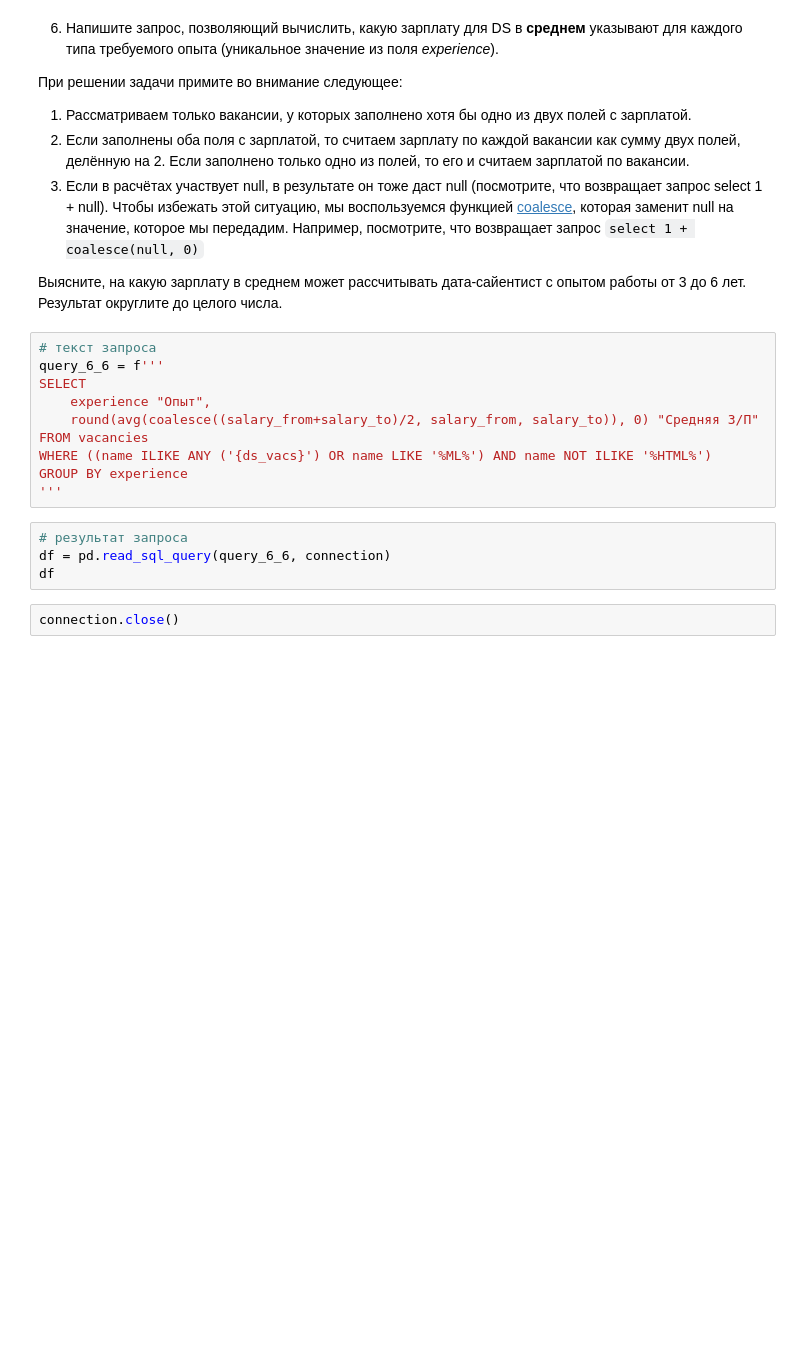
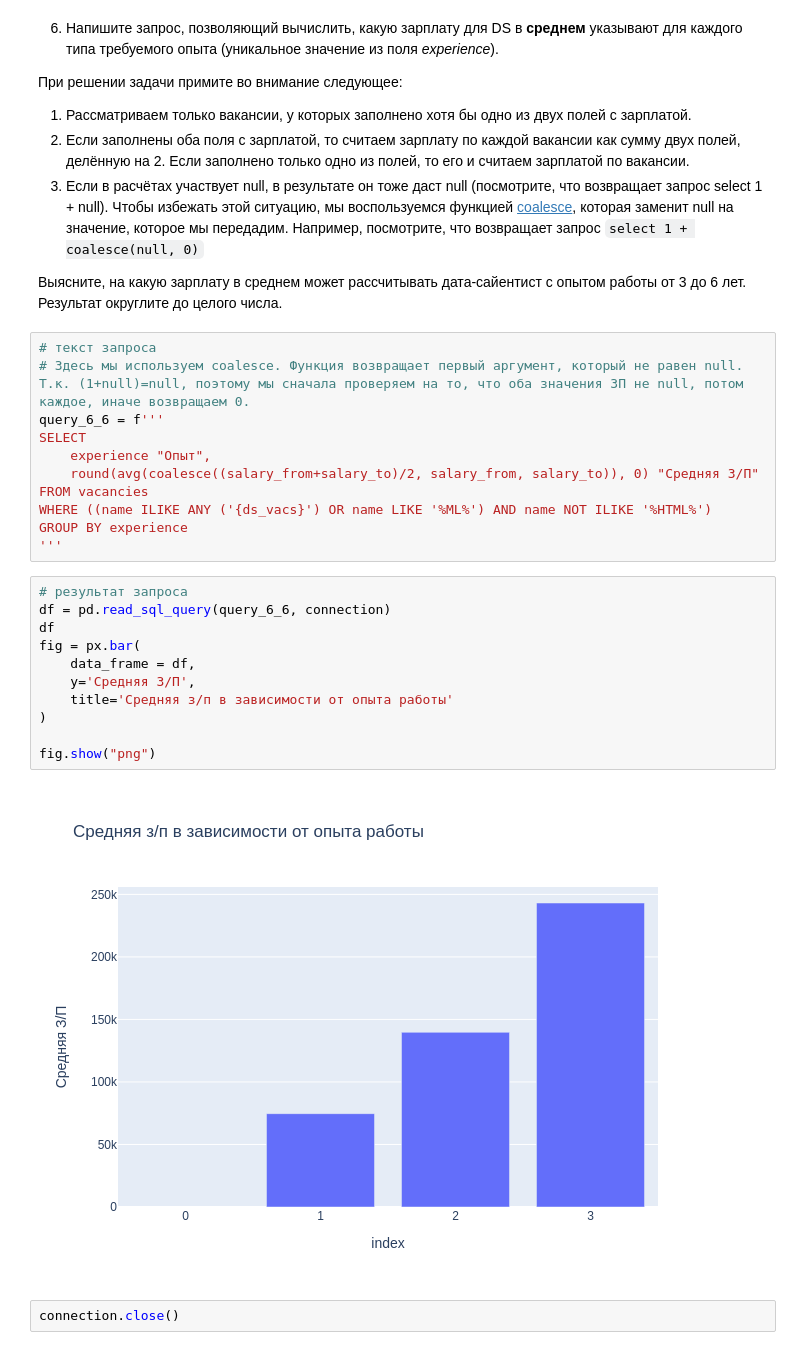
Before and after one commit to HunterV1rus/SF_DS, a Jupyter notebook: Skillfactory/Project_2/Project_2_Ноутбук_шаблон.ipynb, the cells around one changed output. Drawn from its saved outputs; the diff is of its cells as text; blank space fills up the shorter version.

```diff
--- a/Skillfactory/Project_2/Project_2_Ноутбук_шаблон.ipynb
+++ b/Skillfactory/Project_2/Project_2_Ноутбук_шаблон.ipynb
@@ -589,6 +646,7 @@ df
 Выясните, на какую зарплату в среднем может рассчитывать дата-сайентист с опытом работы от 3 до 6 лет. Результат округлите до целого числа.
 # %%
 # текст запроса
+# Здесь мы используем coalesce. Функция возвращает первый аргумент, который не равен null. Т.к. (1+null)=null, поэтому мы сначала проверяем на то, что оба значения ЗП не null, потом каждое, иначе возвращаем 0.
 query_6_6 = f'''
 SELECT
     experience "Опыт",
@@ -600,7 +658,16 @@ GROUP BY experience
 # %%
 # результат запроса
 df = pd.read_sql_query(query_6_6, connection)
 df
+fig = px.bar(
+    data_frame = df,
+    y='Средняя З/П',
+    title='Средняя з/п в зависимости от опыта работы'
+)
+
+fig.show("png")
+# %% [output]
+[figure, added]
 # %%
 connection.close()
 # %% [markdown]
```
Also changed, not shown: parts of 17 cells of this notebook.
